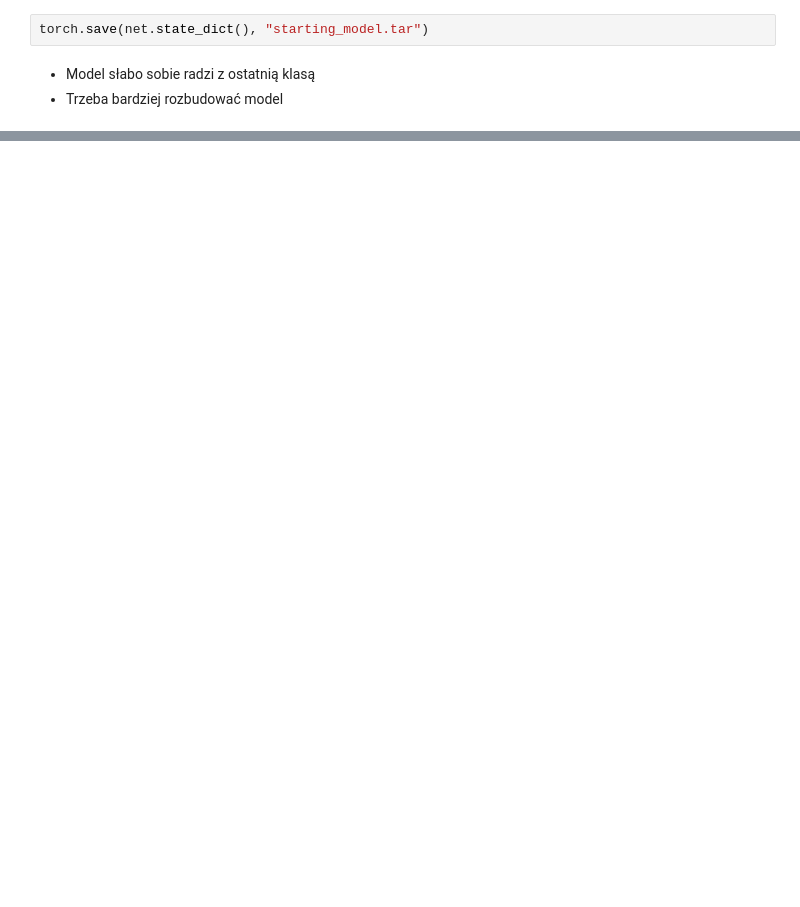
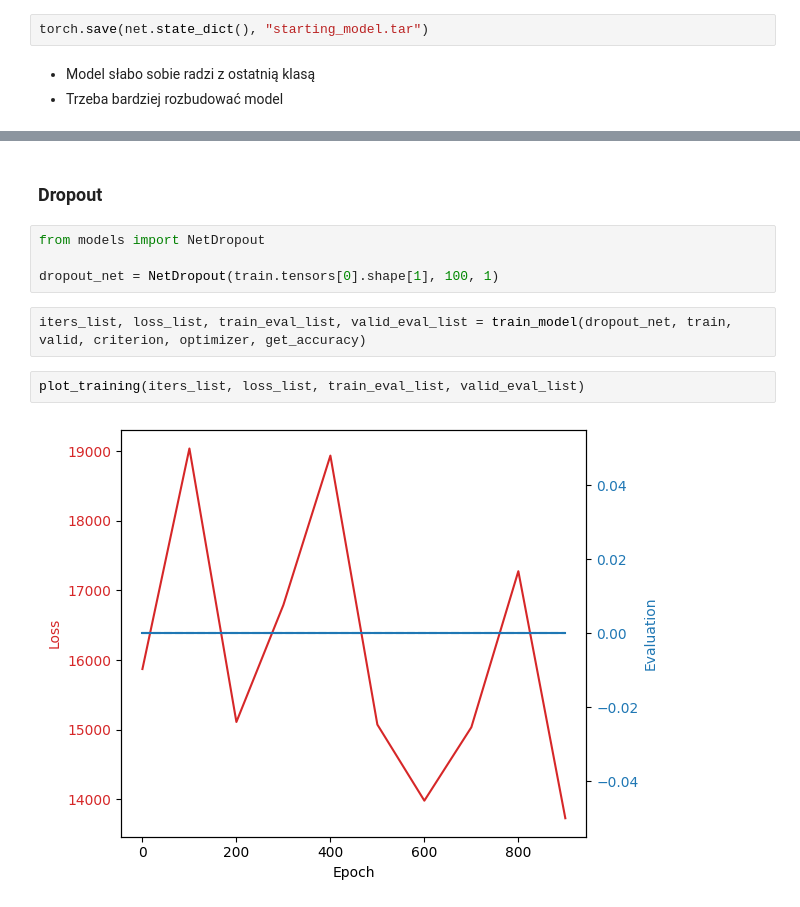
Before and after one commit to BrunoSienkiewicz/Neural-networks, a Jupyter notebook: miniprojekt_2/miniprojekt_2_bruno.ipynb, the cells around one changed output, grey strips where cells are left out. Drawn from its saved outputs; the diff is of its cells as text; blank space fills up the shorter version.

```diff
--- a/miniprojekt_2/miniprojekt_2_bruno.ipynb
+++ b/miniprojekt_2/miniprojekt_2_bruno.ipynb
@@ -181,0 +220,12 @@ tensor([[0.0234, 0.0130, 0.0093,  ..., 0.0000, 0.0000, 0.0000],
+# %% [markdown]
+### Dropout
+# %%
+from models import NetDropout
+
+dropout_net = NetDropout(train.tensors[0].shape[1], 100, 1)
+# %%
+iters_list, loss_list, train_eval_list, valid_eval_list = train_model(dropout_net, train, valid, criterion, optimizer, get_accuracy)
+# %%
+plot_training(iters_list, loss_list, train_eval_list, valid_eval_list)
+# %% [output]
+[figure, added]
```
Also changed, not shown: parts of 22 cells of this notebook, 3 other files.
